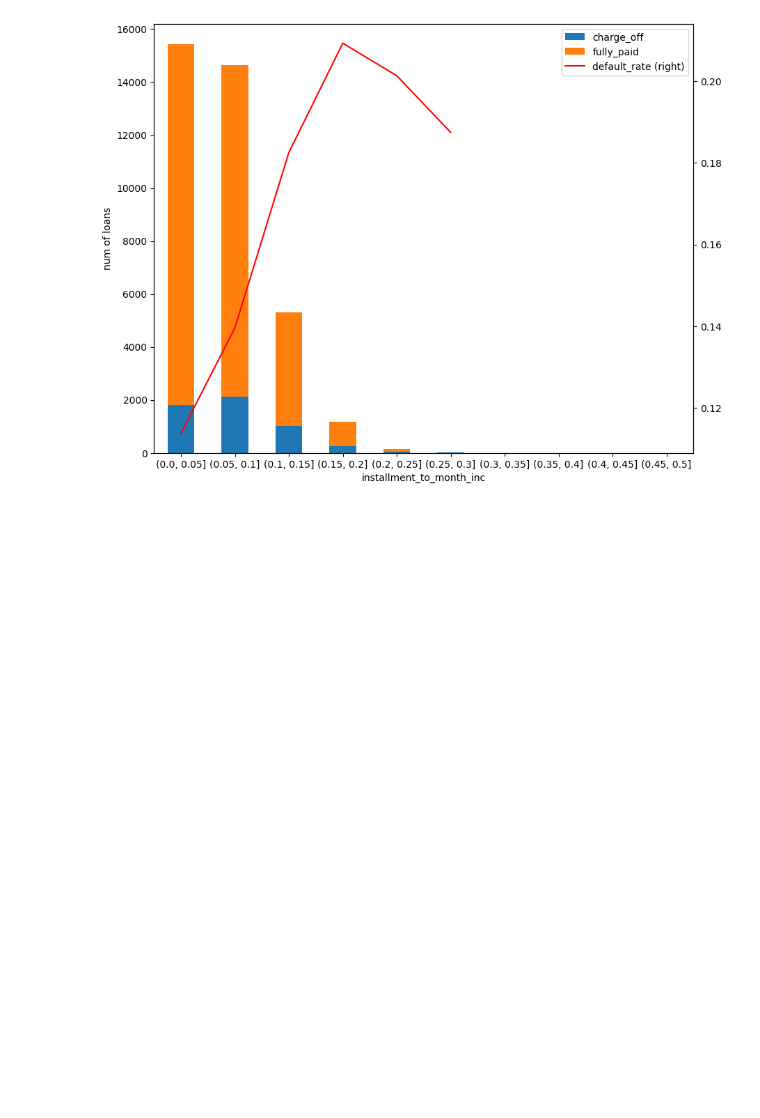
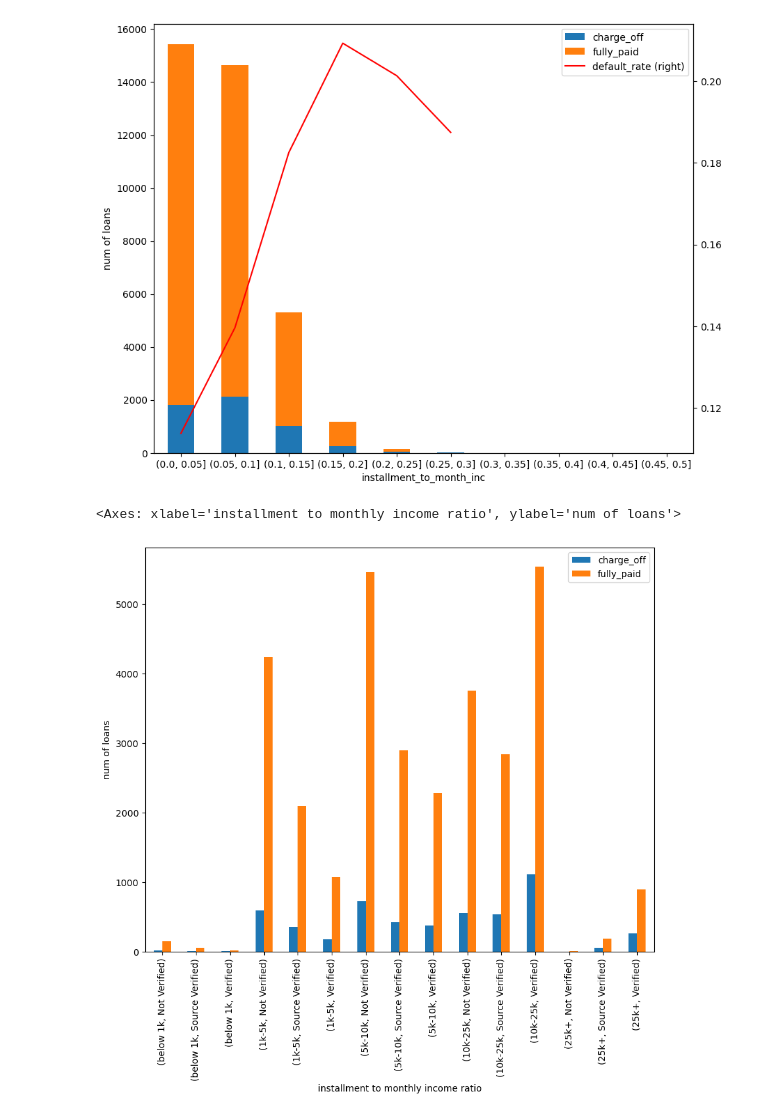
Before and after one commit to maniteja6799/lending_club_eda, a Jupyter notebook: CaseStudy_Loans_EDA.ipynb, the cells around one changed output. Saved outputs shown, nothing was run; the diff lists cells and outputs as text; code cells hidden in the pictures; blank space fills up the shorter version.

```diff
--- a/CaseStudy_Loans_EDA.ipynb
+++ b/CaseStudy_Loans_EDA.ipynb
@@ -453,3 +453,16 @@ loan_data_df.groupby(['installment_to_month_inc']).agg(default_rate=('loan_statu
 # %% [output]
 <Axes: >
 [figure]
+# %%
+# print(loan_data_df.loan_amnt_range.value_counts(), "\n\n\n")
+# print(loan_data_df.loan_status_n.value_counts(), "\n\n\n")
+# print(loan_data_df.verification_status.value_counts())
+
+loan_data_df.groupby(['loan_amnt_range','verification_status']).agg(
+                                         charge_off=('loan_status', lambda x: (x=='Charged Off').sum()),
+                                         fully_paid=('loan_status', lambda x: (x=='Fully Paid').sum()),
+
+                                        ).plot.bar(xlabel='installment to monthly income ratio', ylabel='num of loans', figsize=(10, 8))
+# %% [output]
+<Axes: xlabel='installment to monthly income ratio', ylabel='num of loans'>
+[figure, added]
```
Also changed, not shown: parts of 3 cells of this notebook.
